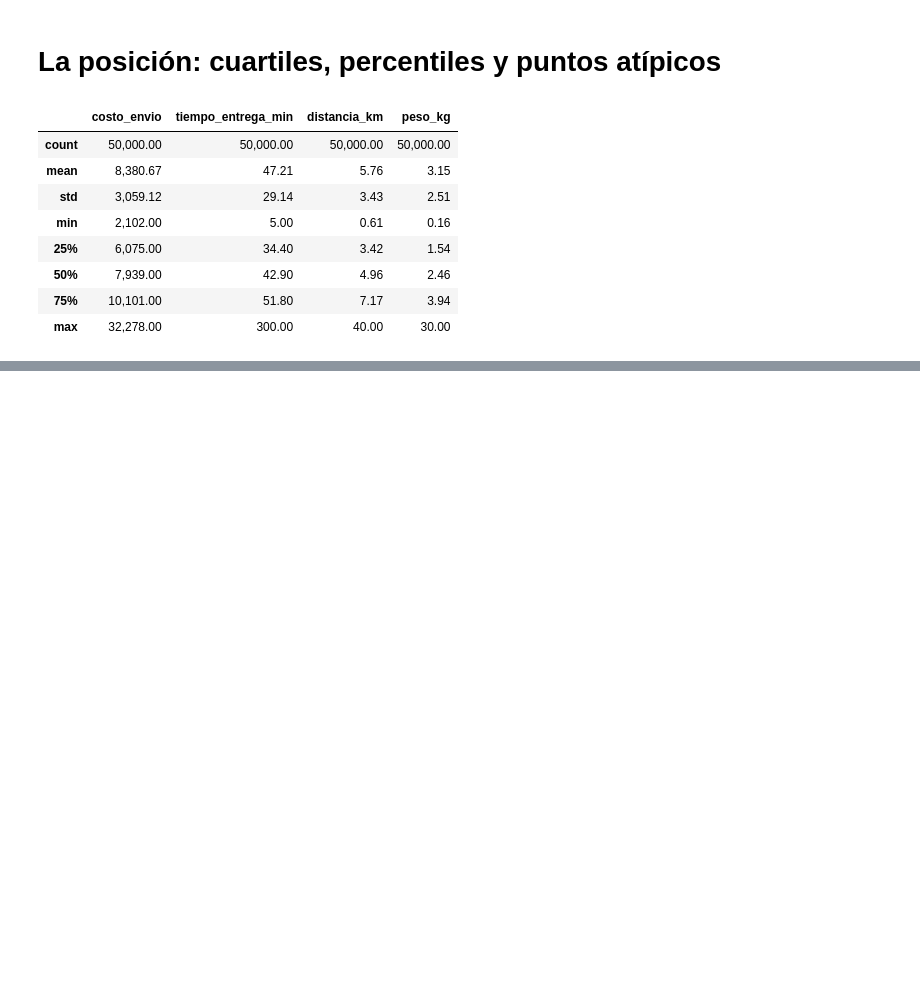
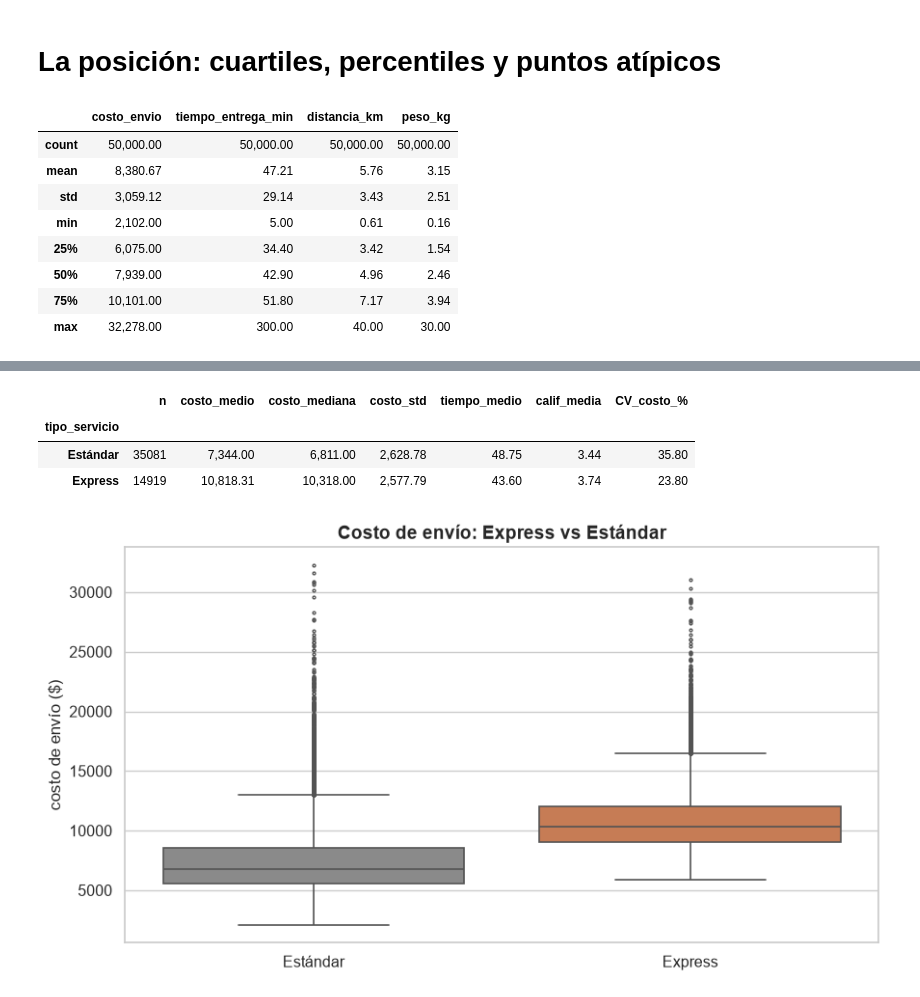
Before and after one commit to MiguelAngelRamos/ejercicio4-analis-datos, a Jupyter notebook: analisis_turboenvios.ipynb, the cells around one changed output, grey strips where cells are left out. Saved outputs shown, nothing was run; the diff lists cells and outputs as text; code cells hidden in the pictures; blank space fills up the shorter version.

```diff
--- a/analisis_turboenvios.ipynb
+++ b/analisis_turboenvios.ipynb
@@ -321,0 +400,37 @@ df[metricas].describe().round(2)
+# %%
+# df.groupby("tipo_servicio") = parte la tabla en grupos, uno por cada tipo de servicio (Estándar / Express).
+# .agg(...) = "aggregate" = calcula varias métricas a la vez para cada grupo. Cada línea usa la sintaxis:
+#   nombre_resultado = ("columna_origen", "operación")  → así nombras la columna de salida y dices qué calcular sobre qué columna.
+resumen_servicio = df.groupby("tipo_servicio").agg(
+    n=("costo_envio", "size"),                     # "size" = cuántas filas tiene el grupo (nº de entregas)
+    costo_medio=("costo_envio", "mean"),           # "mean" = costo medio del grupo
+    costo_mediana=("costo_envio", "median"),       # "median" = costo mediano del grupo
+    costo_std=("costo_envio", "std"),              # "std" = desviación estándar del costo (su dispersión)
+    tiempo_medio=("tiempo_entrega_min", "mean"),   # tiempo de entrega medio del grupo
+    calif_media=("calificacion_cliente", "mean"),  # calificación media (mean ignora los nulos automáticamente)
+).round(2)                                          # redondea toda la tabla a 2 decimales
+# Añadimos una columna NUEVA = CV del costo (dispersión relativa en %). Se calcula dividiendo dos columnas ya existentes de la tabla.
+resumen_servicio["CV_costo_%"] = (resumen_servicio["costo_std"]/resumen_servicio["costo_medio"]*100).round(1)
+resumen_servicio
+# %% [output]
+|  | n | costo_medio | costo_mediana | costo_std | tiempo_medio | calif_media | CV_costo_% |
+| tipo_servicio |  |  |  |  |  |  |  |
+| Estándar | 35081 | 7,344.00 | 6,811.00 | 2,628.78 | 48.75 | 3.44 | 35.80 |
+| Express | 14919 | 10,818.31 | 10,318.00 | 2,577.79 | 43.60 | 3.74 | 23.80 |
+# %%
+fig, ax = plt.subplots(figsize=(9, 5))   # 1 figura con 1 solo eje (ax)
+# Paleta construida desde los valores reales del dato (evita problemas de acentos/encoding con "Estándar").
+# {t: valor for t in ...} = diccionario por comprensión. df["tipo_servicio"].unique() = lista de servicios distintos.
+#   Para cada nombre t:  if "xpress" in t  → comprueba si el texto "xpress" está dentro del nombre → naranja; si no → gris.
+pal = {t: (NARANJA if "xpress" in t else GRIS) for t in df["tipo_servicio"].unique()}
+# sns.boxplot(...) = caja y bigotes del costo separado por tipo de servicio.
+#   hue="tipo_servicio" = colorea según esa categoría. palette=pal = usa nuestro diccionario de colores.
+#   legend=False = no muestres leyenda (sería redundante, ya está en el eje X). fliersize/linewidth como antes.
+sns.boxplot(data=df, x="tipo_servicio", y="costo_envio", ax=ax, hue="tipo_servicio",
+            palette=pal, legend=False, fliersize=2, linewidth=1.2)
+ax.set_title("Costo de envío: Express vs Estándar")          # título
+ax.set_xlabel("")                        # set_xlabel("") = etiqueta del eje X vacía (las categorías ya se ven debajo)
+ax.set_ylabel("costo de envío ($)")      # etiqueta del eje Y
+plt.tight_layout(); plt.show()           # ajusta márgenes y dibuja
+# %% [output]
+[figure, added]
```
Also changed, not shown: parts of 4 cells of this notebook.
